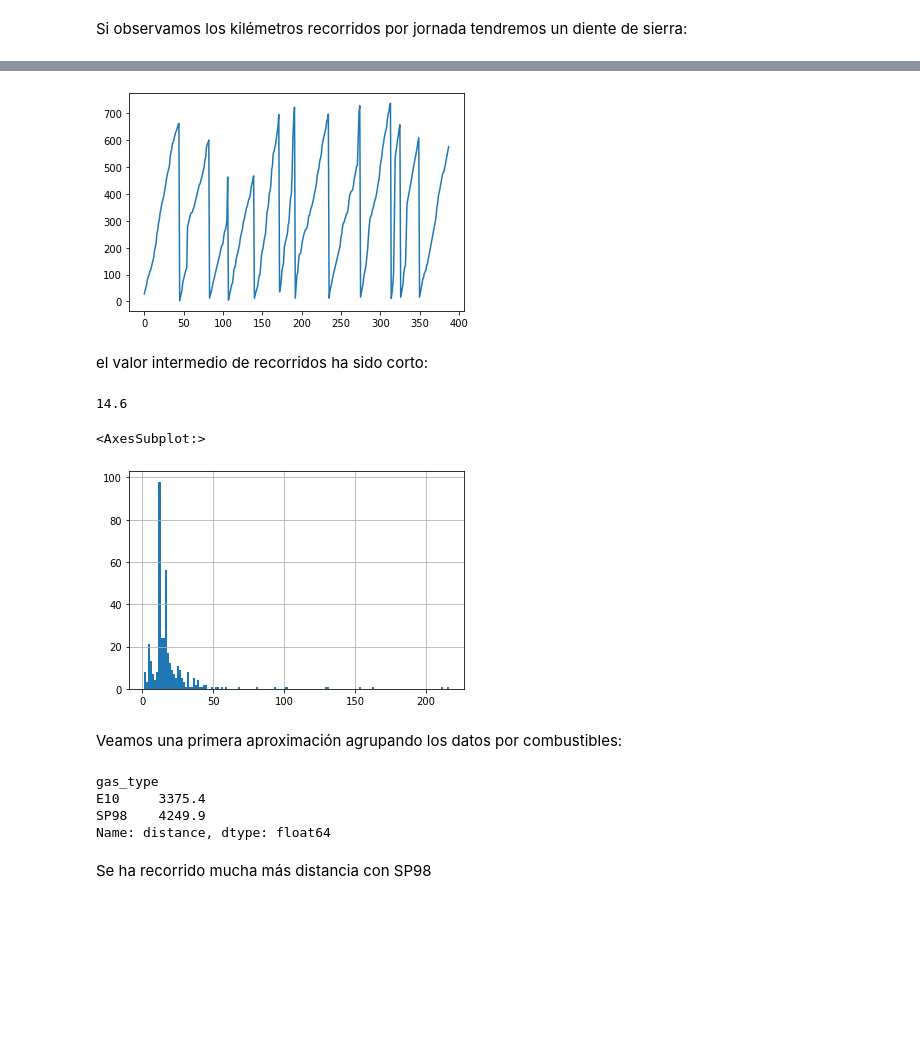
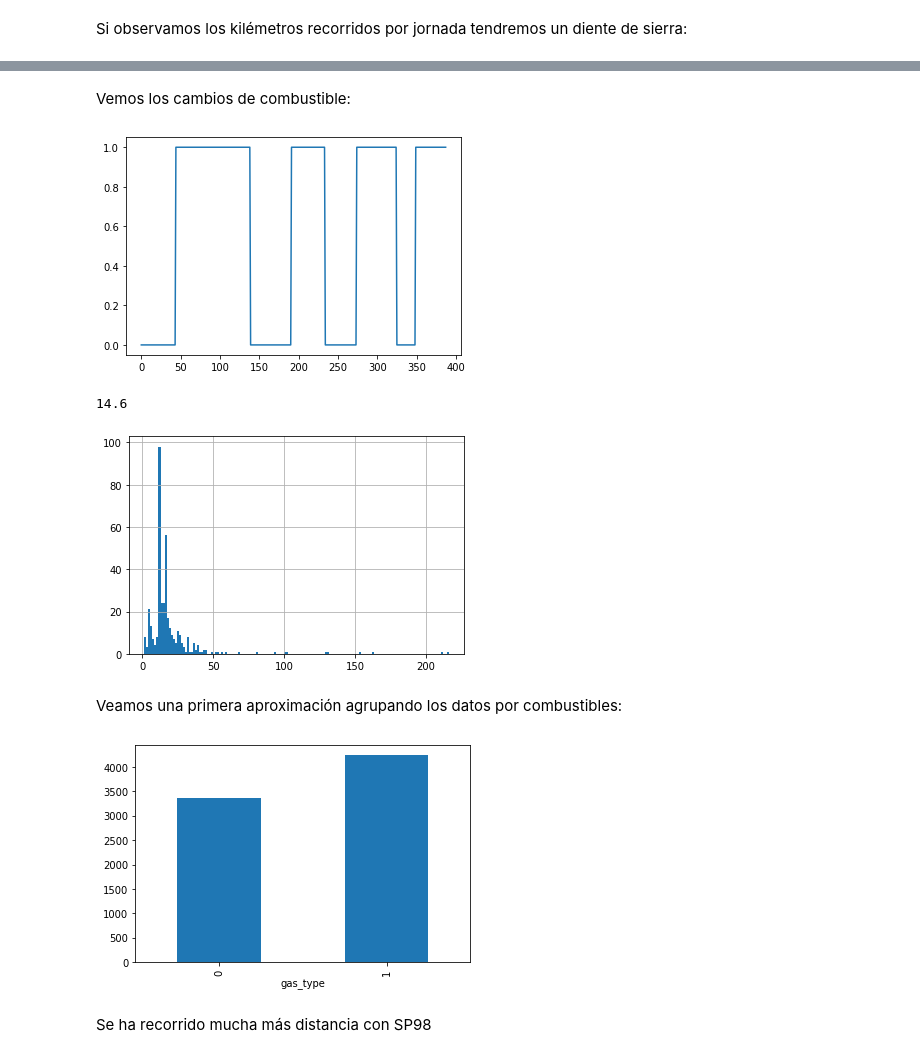
Before and after one commit to emilio-carrasco/cobify, a Jupyter notebook: Data_clean.ipynb, the cells around one changed output, grey strips where cells are left out. Cells and saved outputs as stored; diff of their text form; code cells hidden in the pictures; blank space fills up the shorter version.

```diff
--- a/Data_clean.ipynb
+++ b/Data_clean.ipynb
@@ -327,3 +359,9 @@ Mentenemmos "jornada" para mantener a qué jornada pertenece cada trayecto
 df.drop('refill liters', axis=1, inplace=True)
 df.drop('refill gas', axis=1, inplace=True)
 df.drop('cooling', axis=1, inplace=True)
+df.drop('jornada', axis=1, inplace=True)
+# %%
+gas_type_diccionario= {'E10':0, 'SP98':1}
+df['gas_type'] = df['gas_type'].map(gas_type_diccionario)
+
+df
@@ -329,0 +406,2 @@ df.drop('cooling', axis=1, inplace=True)
+# %%
+df.drop('temp_inside', axis=1, inplace=True)
@@ -330,3 +439,8 @@ df.drop('cooling', axis=1, inplace=True)
+# %%
+precio_litro_dicc= {'E10':1.38, 'SP98':1.46}
+df['price_fuel'] = df['gas_type'].map(precio_litro_dicc )
+df['euros_km'] = df.apply(lambda row: row['consume']*row['price_fuel'], axis=1)
+df['cost_trip'] = df.apply(lambda row: row['euros_km']*row['distance'], axis=1)
 # %%
 df
 # %% [output]
@@ -358,27 +476,23 @@ Si observamos los kilémetros recorridos por jornada tendremos un diente de sier
+# %% [markdown]
+Vemos los cambios de combustible:
 # %%
-df.km_recorridos.plot();
+df.gas_type.plot();
 # %% [output]
-[figure, old version]
+[figure, new version]
-# %% [markdown]
-el valor intermedio de recorridos ha sido corto:
 # %%
 df.distance.median()
 # %% [output]
 14.6
 # %%
-df.distance.hist(bins=150)
+df.distance.hist(bins=150);
 # %% [output]
-<AxesSubplot:>
 [figure]
 # %% [markdown]
 Veamos una primera aproximación agrupando los datos por combustibles:
 # %%
-df.groupby('gas_type').sum()['distance']
+df.groupby('gas_type').sum()['distance'].plot.bar();
 # %% [output]
-gas_type
-E10     3375.4
-SP98    4249.9
-Name: distance, dtype: float64
+[figure, added]
 # %% [markdown]
 Se ha recorrido mucha más distancia con SP98
 # %% [markdown]
```
Also changed, not shown: parts of 65 cells of this notebook, 11 other files.
